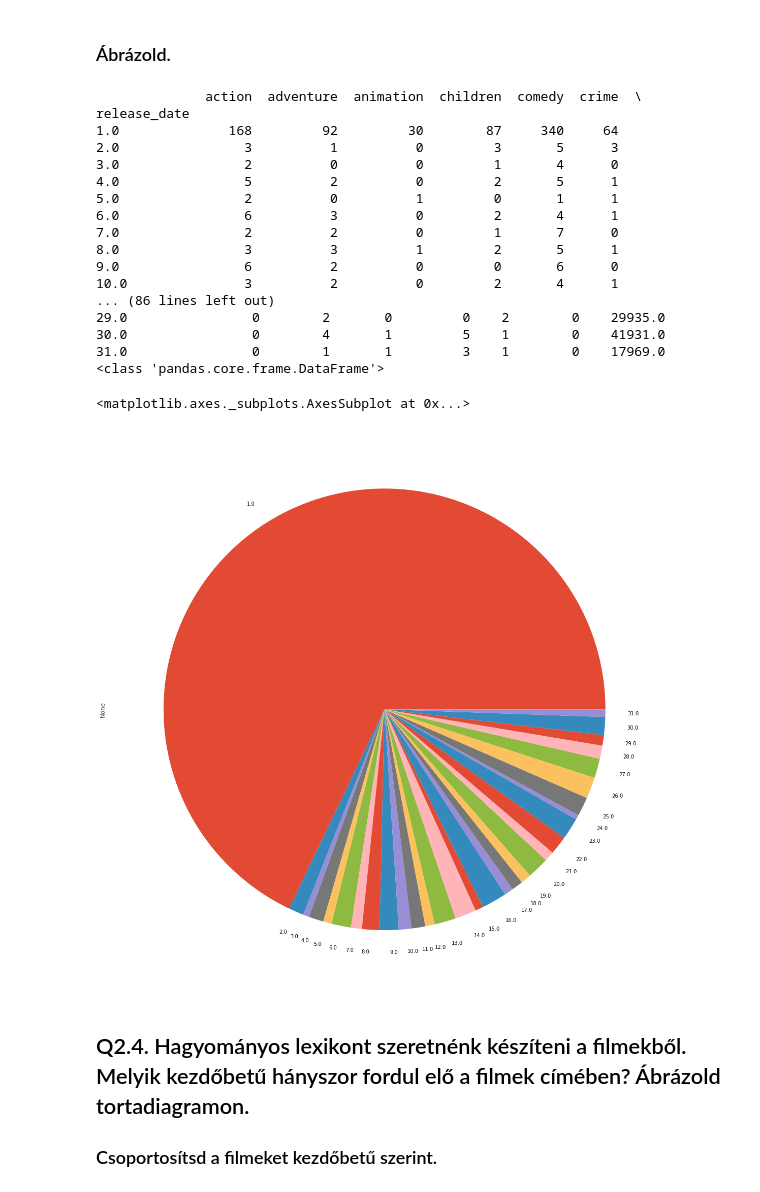
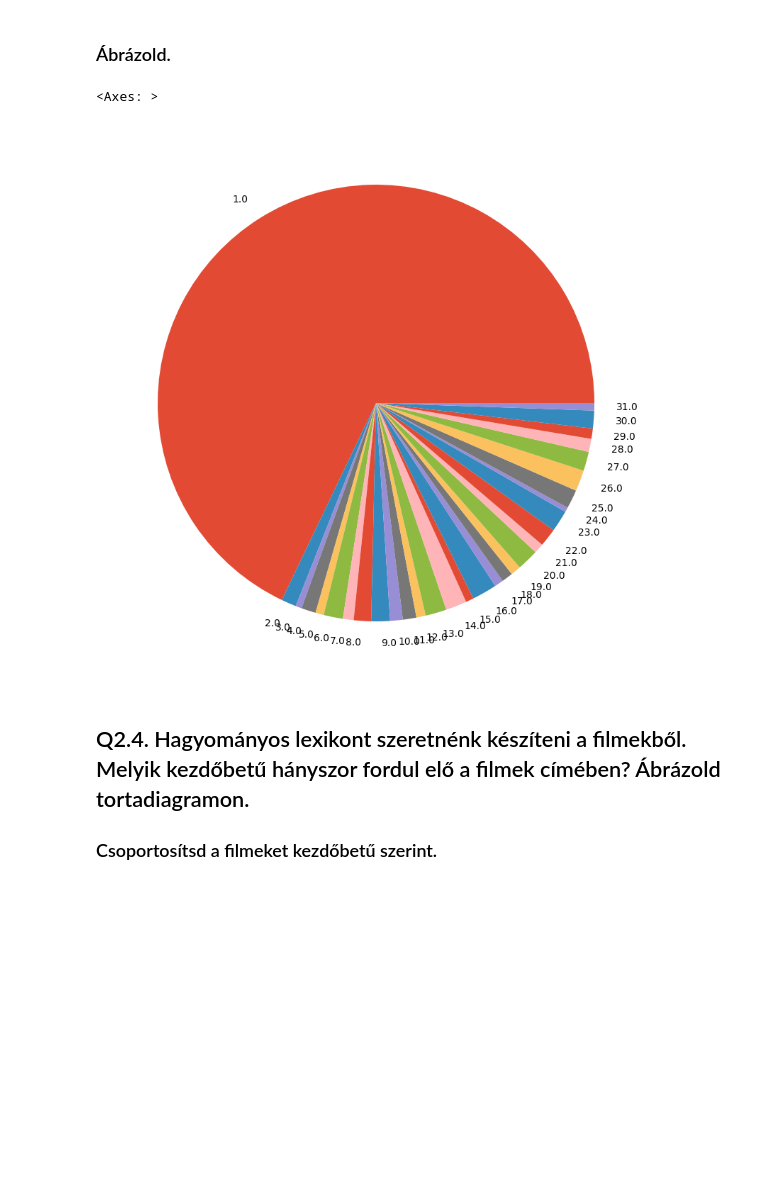
Before and after one commit to IK2023-info/ik2023-lab02-Bendzsike, a Jupyter notebook: 02_01_Pandas_bevezeto.ipynb, the cells around one changed output. Saved outputs shown, nothing was run; the diff lists cells and outputs as text; code cells hidden in the pictures; blank space fills up the shorter version.

```diff
--- a/02_01_Pandas_bevezeto.ipynb
+++ b/02_01_Pandas_bevezeto.ipynb
@@ -1139,8 +1103,7 @@ A tortadiagramhoz érdemes megváltoztatni a diagram képarányát, amit a plot
 A tortadiagramot szebbé teheted másik colormap választásával: [dokumentáció](http://pandas.pydata.org/pandas-docs/stable/visualization.html#colormaps) és a [colormapek listája](http://scipy.github.io/old-wiki/pages/Cookbook/Matplotlib/Show_colormaps).
 # %%
 def groupby_release_day(df):
-    x = df.groupby(df.release_date.dt.day)
-    return x
+    return df.groupby(df.release_date.dt.day)
 # %%
 by_day = groupby_release_day(df)
 assert type(by_day) == pd.core.groupby.DataFrameGroupBy
@@ -1153,31 +1116,10 @@ assert len(by_day) > 7
 # %% [markdown]
 ### Ábrázold.
 # %%
-d = by_day.sum()
-print(d)
-print(type(d))
-d = d.drop(['year'], axis=1)
-d.sum(axis=1).plot(kind='pie',figsize=(20,20))
+by_day.sum().drop(['year'], axis=1).sum(axis=1).plot(kind='pie',figsize=(10,10))
 # %% [output]
-              action  adventure  animation  children  comedy  crime  \
-release_date
-1.0              168         92         30        87     340     64
-2.0                3          1          0         3       5      3
-3.0                2          0          0         1       4      0
-4.0                5          2          0         2       5      1
-5.0                2          0          1         0       1      1
-6.0                6          3          0         2       4      1
-7.0                2          2          0         1       7      0
-8.0                3          3          1         2       5      1
-9.0                6          2          0         0       6      0
-10.0               3          2          0         2       4      1
-... (86 lines left out)
-29.0                0        2       0         0    2        0    29935.0
-30.0                0        4       1         5    1        0    41931.0
-31.0                0        1       1         3    1        0    17969.0
-<class 'pandas.core.frame.DataFrame'>
+<Axes: >
-<matplotlib.axes._subplots.AxesSubplot at 0x...>
-[figure, old version]
+[figure, new version]
 # %% [markdown]
 ## Q2.4. Hagyományos lexikont szeretnénk készíteni a filmekből. Melyik kezdőbetű hányszor fordul elő a filmek címében? Ábrázold tortadiagramon.
 
```
Also changed, not shown: parts of 40 cells of this notebook.
